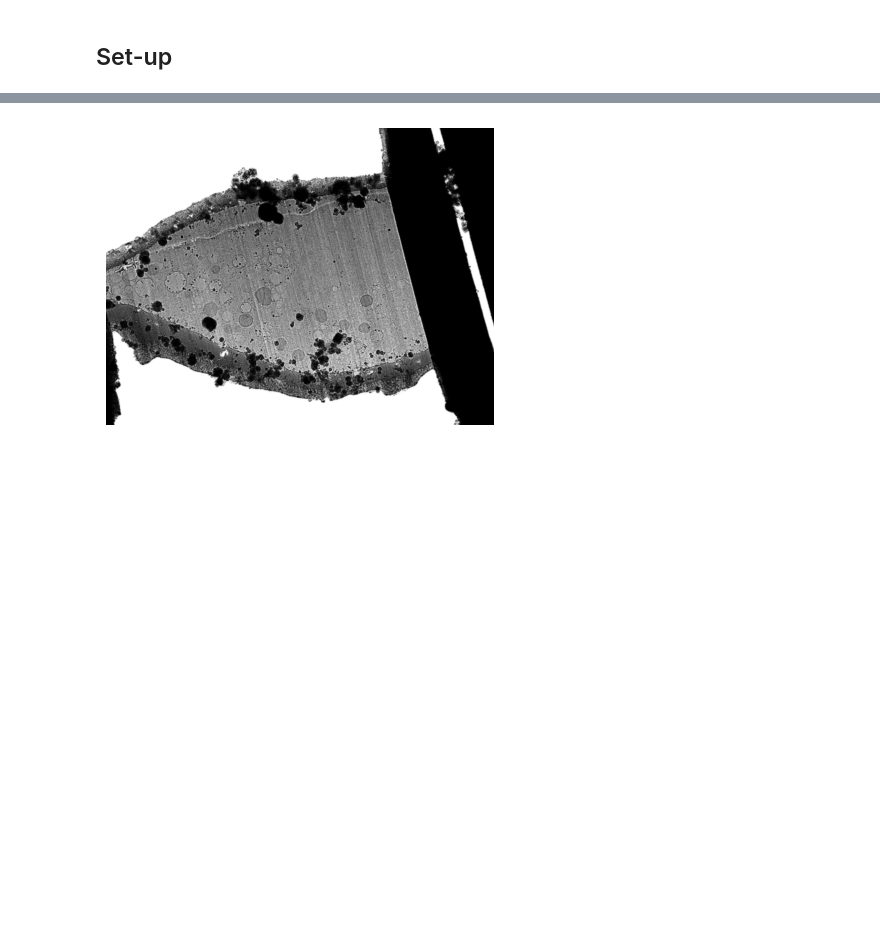
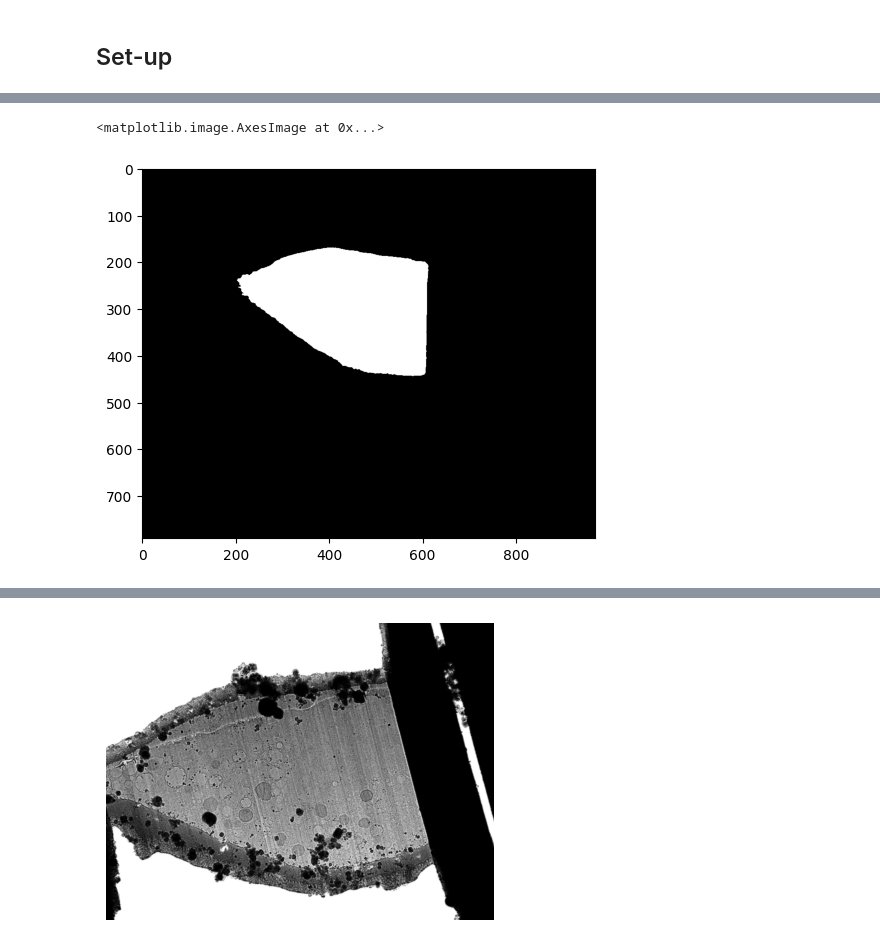
Before and after one commit to Sarztak/flm-tem-correlation, a Jupyter notebook: automatic_mask_generator_flm_tem.ipynb, the cells around one changed output, grey strips where cells are left out. Saved outputs shown, nothing was run; the diff lists cells and outputs as text; code cells hidden in the pictures; blank space fills up the shorter version.

```diff
--- a/automatic_mask_generator_flm_tem.ipynb
+++ b/automatic_mask_generator_flm_tem.ipynb
@@ -114,0 +113,5 @@ for i in range(len(masks_flm_coloured)):
+# %%
+plt.imshow(masks_flm_coloured[4]['segmentation'], cmap='gray')
+# %% [output]
+<matplotlib.image.AxesImage at 0x...>
+[figure, added]
```
Also changed, not shown: parts of 23 cells of this notebook.
